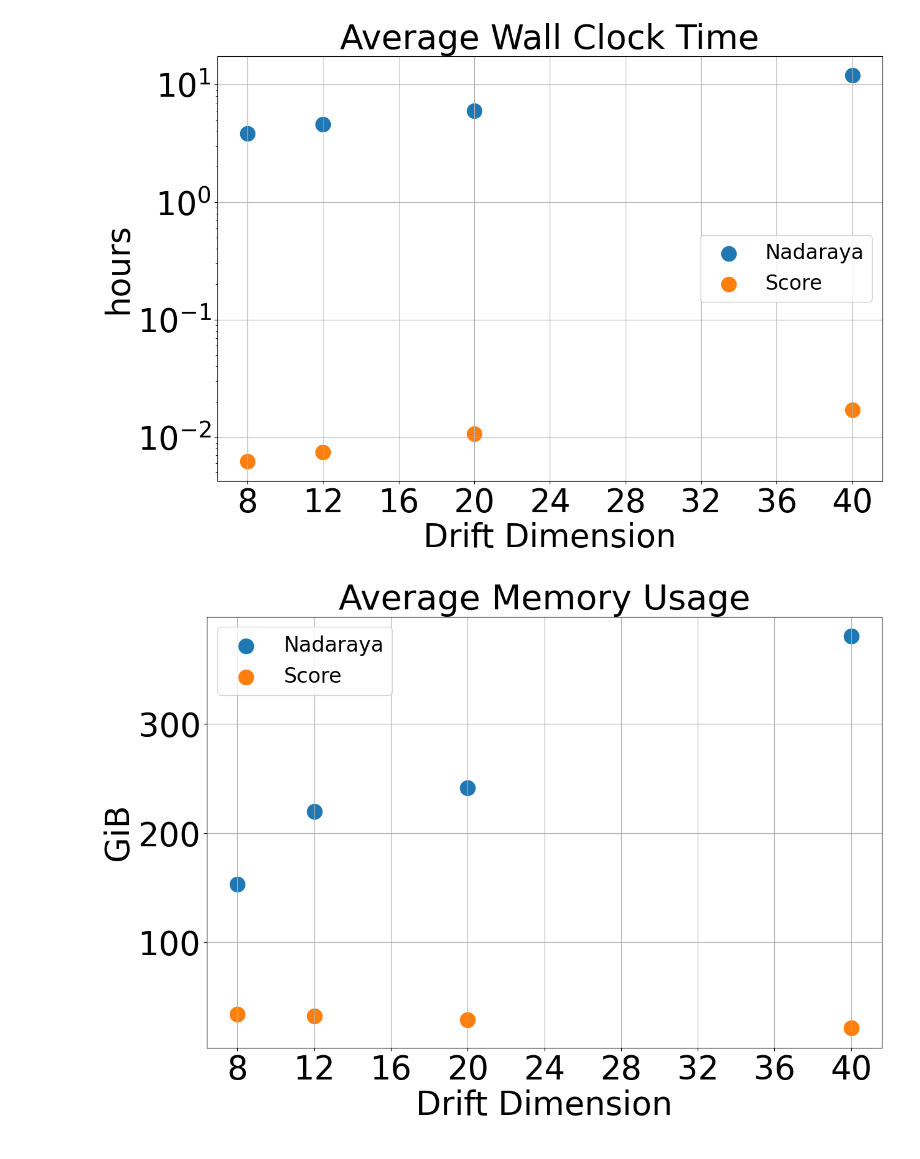
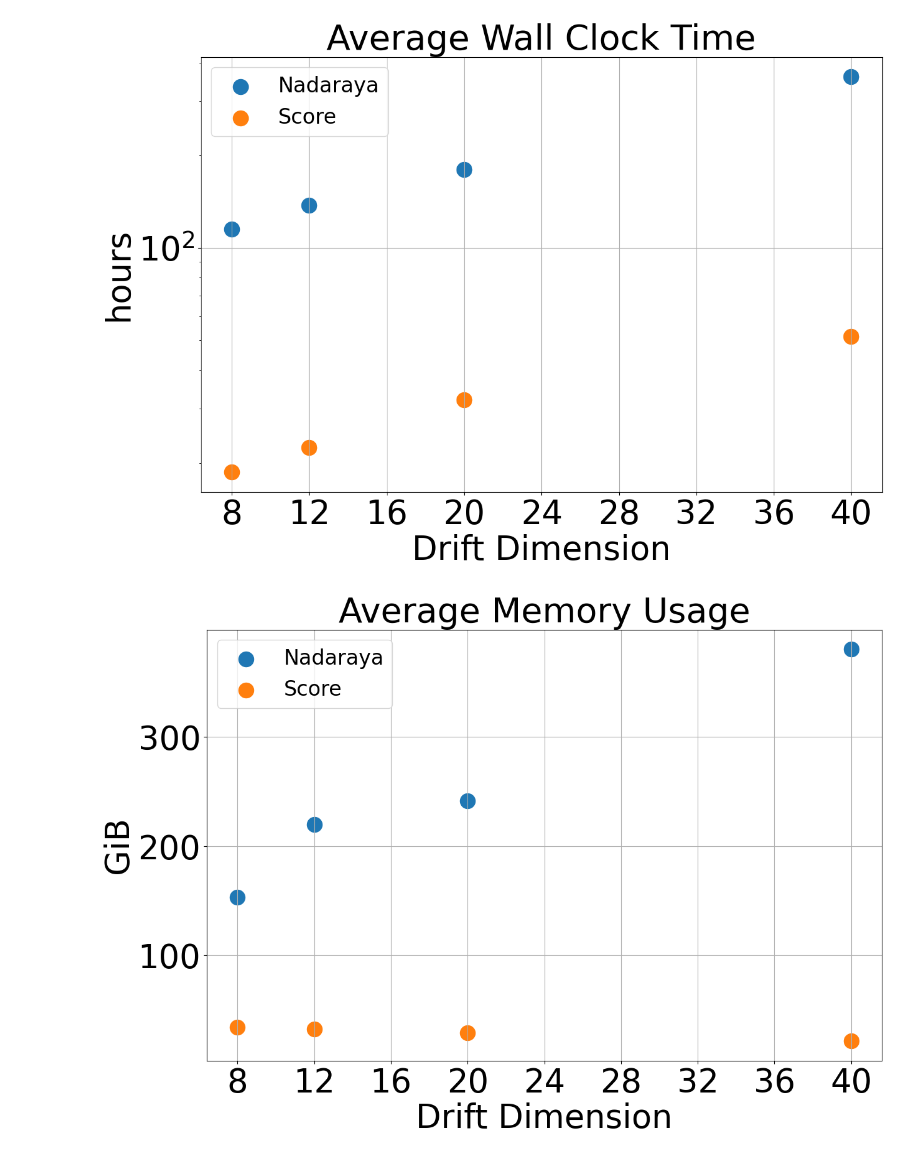
Before and after one commit to marcostapiac/FractionalBrownianMotion, a Jupyter notebook: experiments/generative_modelling/RecursiveVPSDE/ParamEst/DLnzChaos_logging.ipynb, the cells around one changed output. Cells and saved outputs as stored; diff of their text form; code cells hidden in the pictures.

```diff
--- a/experiments/generative_modelling/RecursiveVPSDE/ParamEst/DLnzChaos_logging.ipynb
+++ b/experiments/generative_modelling/RecursiveVPSDE/ParamEst/DLnzChaos_logging.ipynb
@@ -6,29 +6,36 @@ from configs.RecursiveVPSDE.Markovian_40DLorenz.recursive_Markovian_PostMeanScor
 import matplotlib.pyplot as plt
 import numpy as np
 from utils.resource_logger import wallclock_and_system_metrics
+# %%
+config8 = config8()
+config12 = config12()
+config20 = config20()
+config40 = config40()
+assert config8.feat_thresh == config12.feat_thresh  == 1./100.
+assert config20.feat_thresh == config40.feat_thresh == 1./10.
 # %%
-nad8, nad12, nad20, nad40 = wallclock_and_system_metrics(config8().nadaraya_resource_logging_path, inclusive=False), wallclock_and_system_metrics(config12().nadaraya_resource_logging_path, inclusive=False), wallclock_and_system_metrics(config20().nadaraya_resource_logging_path, inclusive=False), wallclock_and_system_metrics(config40().nadaraya_resource_logging_path, inclusive=False)
+nad8, nad12, nad20, nad40 = wallclock_and_system_metrics(config8.nadaraya_resource_logging_path, inclusive=False), wallclock_and_system_metrics(config12.nadaraya_resource_logging_path, inclusive=False), wallclock_and_system_metrics(config20.nadaraya_resource_logging_path, inclusive=False), wallclock_and_system_metrics(config40.nadaraya_resource_logging_path, inclusive=False)
 # %%
-score8, score12, score20, score40 = wallclock_and_system_metrics(config8().resource_logging_path, inclusive=False), wallclock_and_system_metrics(config12().resource_logging_path, inclusive=False), wallclock_and_system_metrics(config20().resource_logging_path, inclusive=False), wallclock_and_system_metrics(config40().resource_logging_path, inclusive=False)
+score8, score12, score20, score40 = wallclock_and_system_metrics(config8.resource_logging_path, inclusive=False), wallclock_and_system_metrics(config12.resource_logging_path, inclusive=False), wallclock_and_system_metrics(config20.resource_logging_path, inclusive=False), wallclock_and_system_metrics(config40.resource_logging_path, inclusive=False)
 # %%
 dims = [8, 12, 20, 40]
 # %%
 from matplotlib.ticker import MaxNLocator, MultipleLocator, FormatStrFormatter
 
 fig, ax = plt.subplots(figsize=(14,9))
-plt.scatter(dims, [nad8["wall_clock_per_unit_h"], nad12["wall_clock_per_unit_h"], nad20["wall_clock_per_unit_h"], nad40["wall_clock_per_unit_h"]],s=300, label="Nadaraya")
-plt.scatter(dims, [score8["wall_clock_per_unit_h"], score12["wall_clock_per_unit_h"], score20["wall_clock_per_unit_h"],score40["wall_clock_per_unit_h"]], label="Score", s=300)
+plt.scatter(dims, 30*np.array([nad8["wall_clock_per_unit_h"], nad12["wall_clock_per_unit_h"], nad20["wall_clock_per_unit_h"], nad40["wall_clock_per_unit_h"]]),s=300, label="Nadaraya")
+plt.scatter(dims, 3000*np.array([score8["wall_clock_per_unit_h"], score12["wall_clock_per_unit_h"], score20["wall_clock_per_unit_h"],score40["wall_clock_per_unit_h"]]), label="Score", s=300)
 plt.title(rf"Average Wall Clock Time",fontsize=40)
 plt.grid(True)
 plt.yscale("log")
 ax.tick_params(labelsize=38)
 ax.xaxis.set_major_locator(MaxNLocator(integer=True))
 plt.ylabel(r"hours", fontsize=38)
 plt.xlabel("Drift Dimension", fontsize=38)
 plt.legend(fontsize=24)
 plt.show()
 # %% [output]
-[figure, old version]
+[figure, new version]
 # %%
 from matplotlib.ticker import MaxNLocator, MultipleLocator, FormatStrFormatter
 
```
Also changed, not shown: 15 other files.
